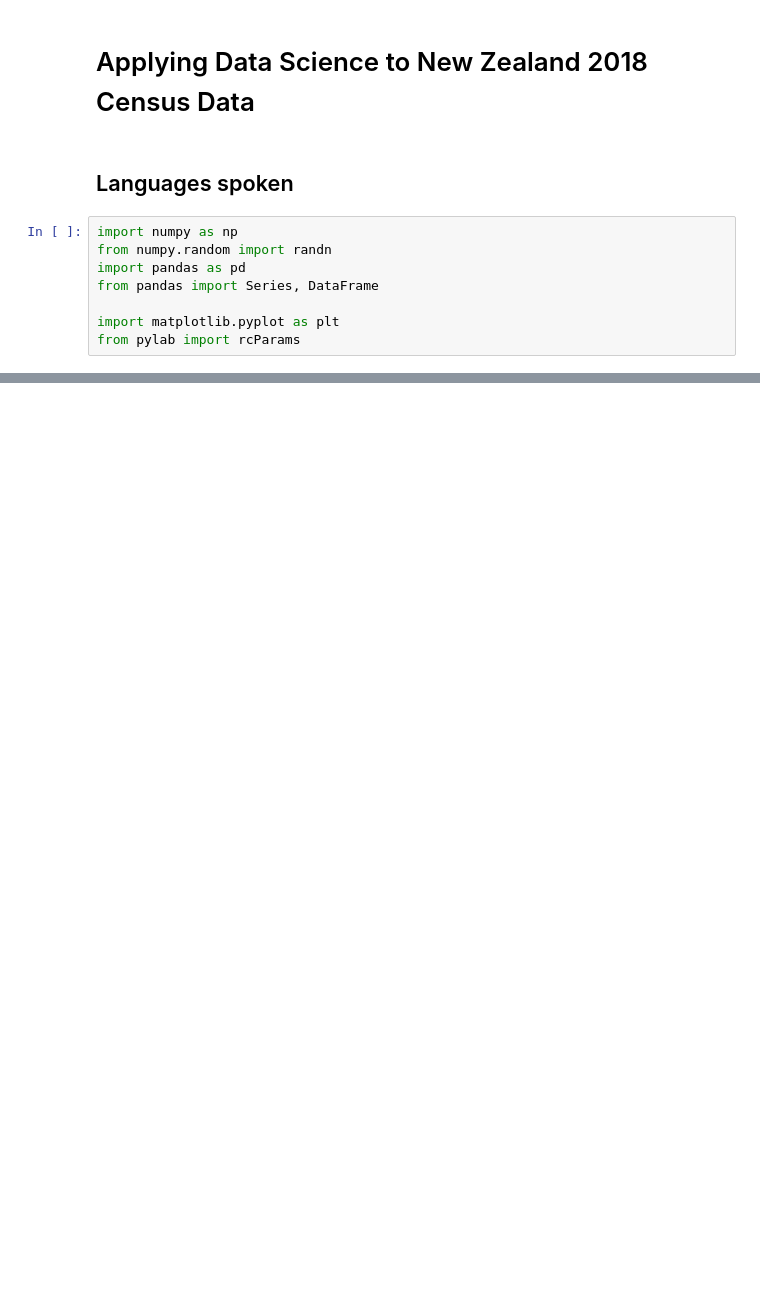
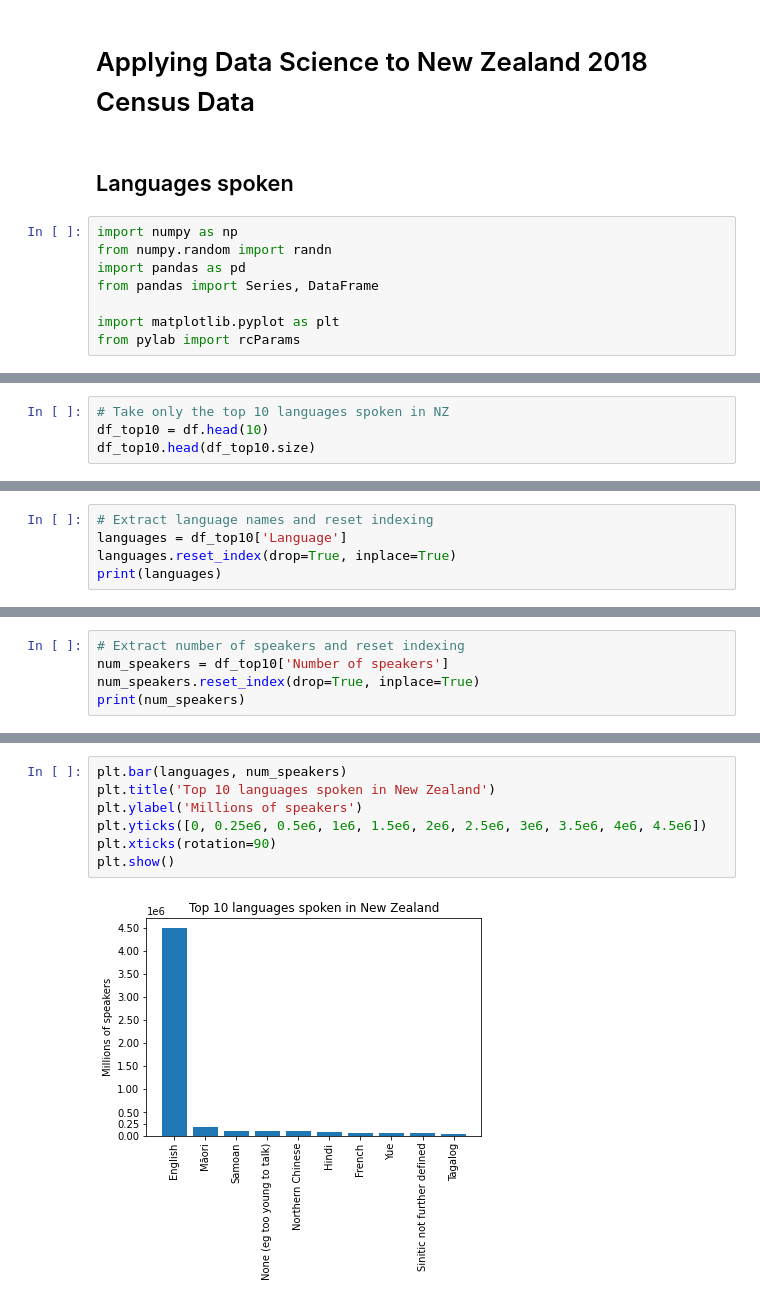
Before and after one commit to Joseph-See/NZ-Stats-Analysis-Python, a Jupyter notebook: NZ_census_analysis.ipynb, the cells around one changed output, grey strips where cells are left out. Cells and saved outputs as stored; diff of their text form; blank space fills up the shorter version.

```diff
--- a/NZ_census_analysis.ipynb
+++ b/NZ_census_analysis.ipynb
@@ -37,0 +33,4 @@ num_speakers.plot(kind="barh")
+# %%
+# Take only the top 10 languages spoken in NZ
+df_top10 = df.head(10)
+df_top10.head(df_top10.size)
@@ -37,0 +49,5 @@ num_speakers.plot(kind="barh")
+# %%
+# Extract language names and reset indexing
+languages = df_top10['Language']
+languages.reset_index(drop=True, inplace=True)
+print(languages)
@@ -37,0 +66,5 @@ num_speakers.plot(kind="barh")
+# %%
+# Extract number of speakers and reset indexing
+num_speakers = df_top10['Number of speakers']
+num_speakers.reset_index(drop=True, inplace=True)
+print(num_speakers)
@@ -37,0 +83,9 @@ num_speakers.plot(kind="barh")
+# %%
+plt.bar(languages, num_speakers)
+plt.title('Top 10 languages spoken in New Zealand')
+plt.ylabel('Millions of speakers')
+plt.yticks([0, 0.25e6, 0.5e6, 1e6, 1.5e6, 2e6, 2.5e6, 3e6, 3.5e6, 4e6, 4.5e6])
+plt.xticks(rotation=90)
+plt.show()
+# %% [output]
+[figure, added]
```
Also changed, not shown: parts of 8 cells of this notebook, 2 other files.
